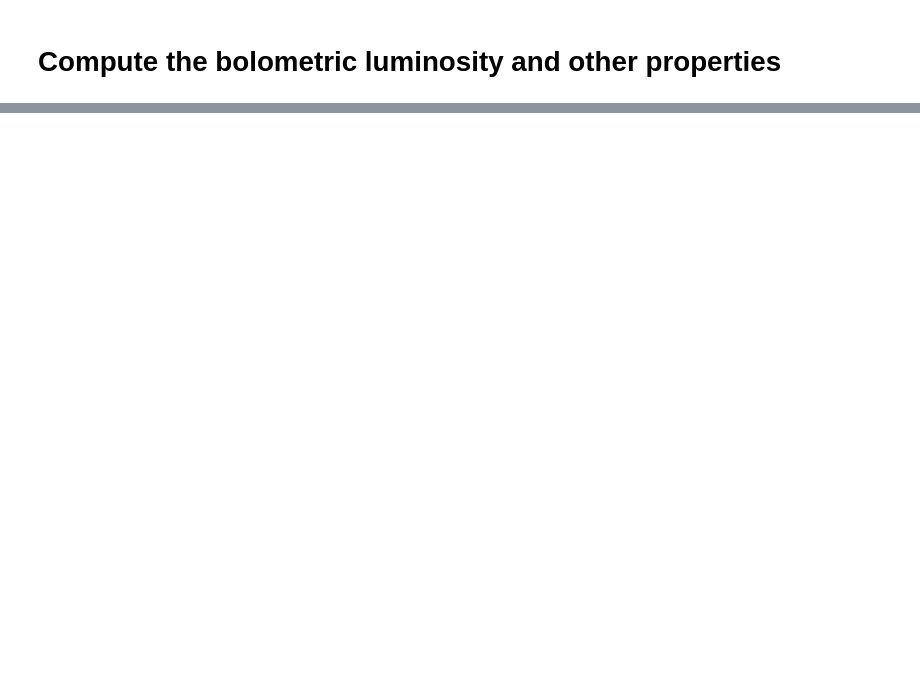
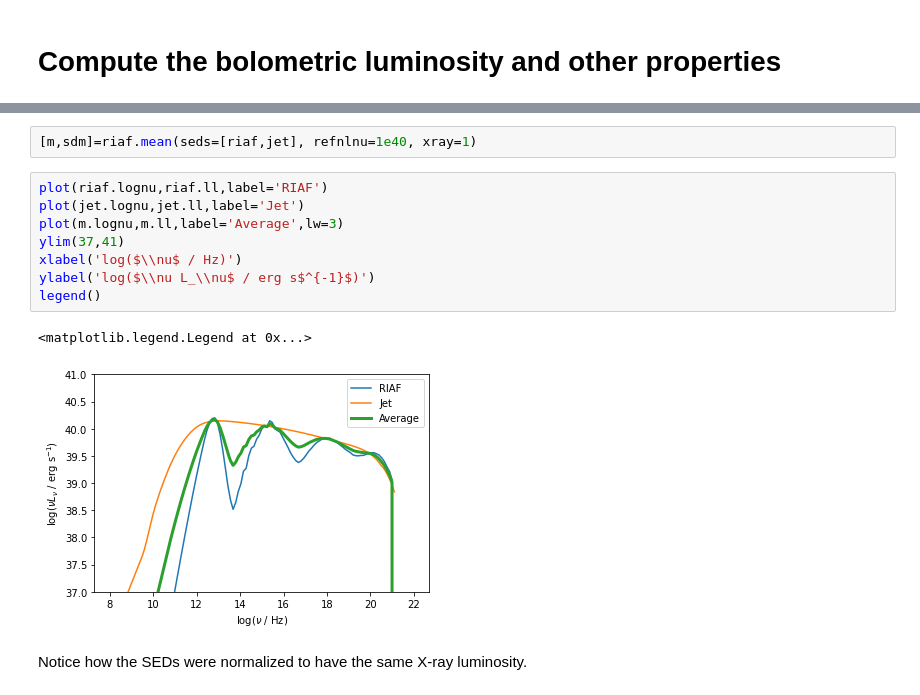
Before and after one commit to rsnemmen/nmmn, a Jupyter notebook: docs/SEDs.ipynb, the cells around one changed output, grey strips where cells are left out. Saved outputs shown, nothing was run; the diff lists cells and outputs as text; blank space fills up the shorter version.

```diff
--- a/docs/SEDs.ipynb
+++ b/docs/SEDs.ipynb
@@ -54,0 +101,15 @@ NameError: name 's' is not defined
+# %%
+[m,sdm]=riaf.mean(seds=[riaf,jet], refnlnu=1e40, xray=1)
+# %%
+plot(riaf.lognu,riaf.ll,label='RIAF')
+plot(jet.lognu,jet.ll,label='Jet')
+plot(m.lognu,m.ll,label='Average',lw=3)
+ylim(37,41)
+xlabel('log($\\nu$ / Hz)')
+ylabel('log($\\nu L_\\nu$ / erg s$^{-1}$)')
+legend()
+# %% [output]
+<matplotlib.legend.Legend at 0x...>
+[figure, added]
+# %% [markdown]
+Notice how the SEDs were normalized to have the same X-ray luminosity.
```
Also changed, not shown: parts of 20 cells of this notebook.
